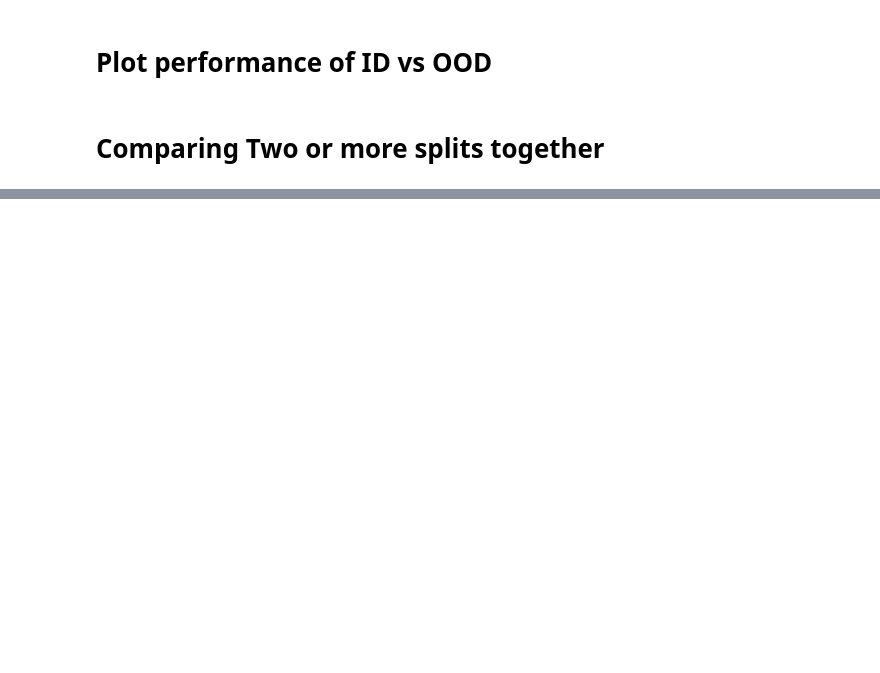
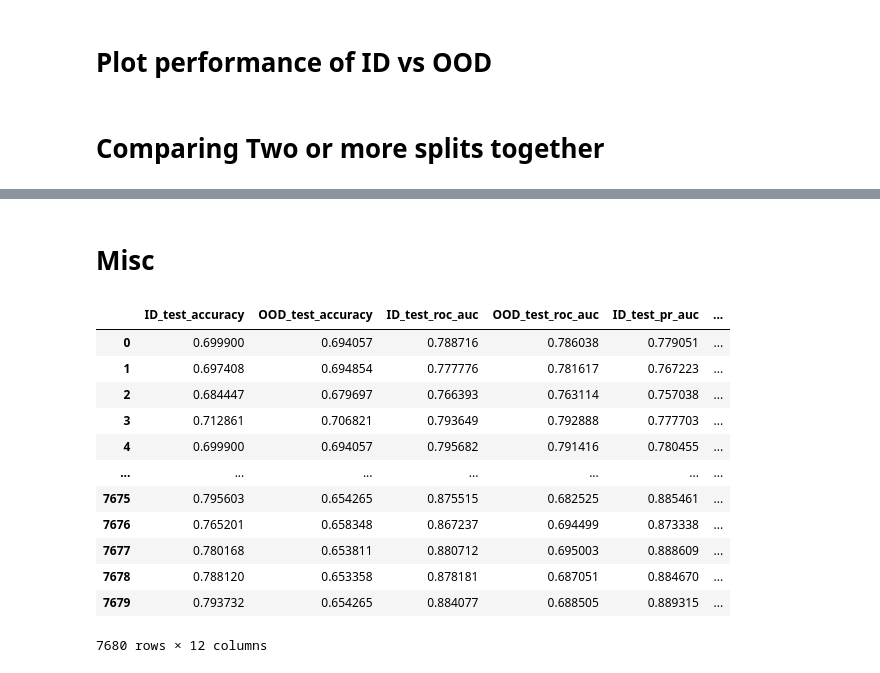
Before and after one commit to HFooladi/ALineMol, a Jupyter notebook: notebooks/visualization.ipynb, the cells around one changed output, grey strips where cells are left out. Cells and saved outputs as stored; diff of their text form; code cells hidden in the pictures; blank space fills up the shorter version.

```diff
--- a/notebooks/visualization.ipynb
+++ b/notebooks/visualization.ipynb
@@ -840,0 +1049,2 @@ plt.show()
+# %% [markdown]
+# Misc
@@ -840,0 +1060,17 @@ plt.show()
+# %%
+
+results
+# %% [output]
+|  | ID_test_accuracy | OOD_test_accuracy | ID_test_roc_auc | OOD_test_roc_auc | ID_test_pr_auc | ... |
+| 0 | 0.699900 | 0.694057 | 0.788716 | 0.786038 | 0.779051 | ... |
+| 1 | 0.697408 | 0.694854 | 0.777776 | 0.781617 | 0.767223 | ... |
+| 2 | 0.684447 | 0.679697 | 0.766393 | 0.763114 | 0.757038 | ... |
+| 3 | 0.712861 | 0.706821 | 0.793649 | 0.792888 | 0.777703 | ... |
+| 4 | 0.699900 | 0.694057 | 0.795682 | 0.791416 | 0.780455 | ... |
+| ... | ... | ... | ... | ... | ... | ... |
+| 7675 | 0.795603 | 0.654265 | 0.875515 | 0.682525 | 0.885461 | ... |
+| 7676 | 0.765201 | 0.658348 | 0.867237 | 0.694499 | 0.873338 | ... |
+| 7677 | 0.780168 | 0.653811 | 0.880712 | 0.695003 | 0.888609 | ... |
+| 7678 | 0.788120 | 0.653358 | 0.878181 | 0.687051 | 0.884670 | ... |
+| 7679 | 0.793732 | 0.654265 | 0.884077 | 0.688505 | 0.889315 | ... |
+7680 rows × 12 columns
```
Also changed, not shown: parts of 15 cells of this notebook.
